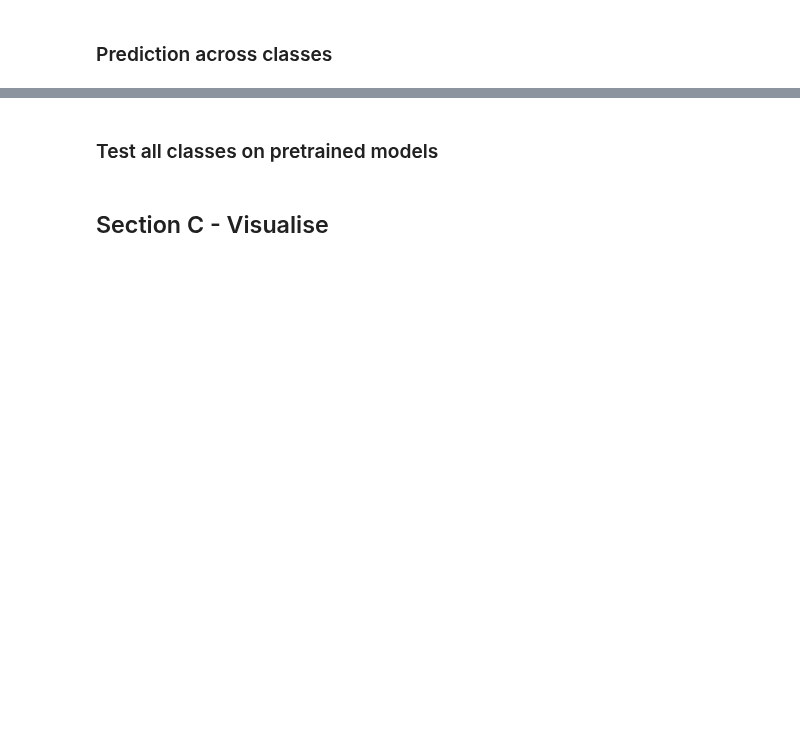
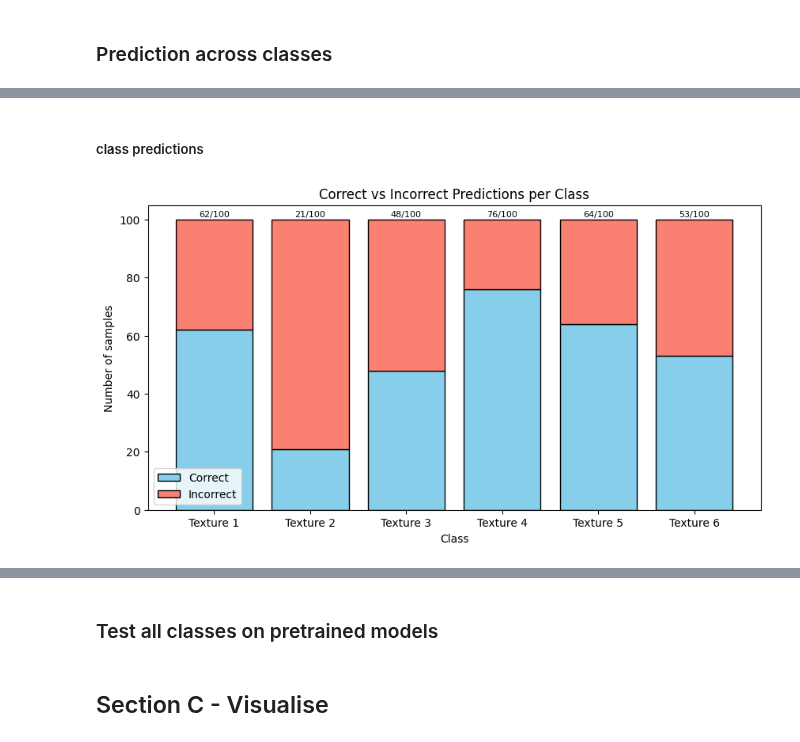
Before and after one commit to shepai/3D-textures, a Jupyter notebook: Experimental/ML.ipynb, the cells around one changed output, grey strips where cells are left out. Cells and saved outputs as stored; diff of their text form; code cells hidden in the pictures; blank space fills up the shorter version.

```diff
--- a/Experimental/ML.ipynb
+++ b/Experimental/ML.ipynb
@@ -125,0 +376,28 @@ from sklearn.metrics import accuracy_score
+# %% [markdown]
+##### class predictions
+# %%
+cm = confusion_matrix(y, y_pred, labels=np.unique(y))
+class_labels = ["Texture "+str(i+1) for i in np.unique(y)]
+
+correct_counts = cm.diagonal()
+total_counts = cm.sum(axis=1)
+incorrect_counts = total_counts - correct_counts
+
+# --- stacked bar plot ---
+plt.figure(figsize=(10,5))
+bars_correct = plt.bar(class_labels, correct_counts, label="Correct", color="skyblue", edgecolor="black")
+bars_incorrect = plt.bar(class_labels, incorrect_counts, bottom=correct_counts,
+                         label="Incorrect", color="salmon", edgecolor="black")
+
+plt.xlabel("Class")
+plt.ylabel("Number of samples")
+plt.title("Correct vs Incorrect Predictions per Class")
+plt.legend()
+
+# annotate total counts above bars
+for i, (c, ic, tot) in enumerate(zip(correct_counts, incorrect_counts, total_counts)):
+    plt.text(i, tot+0.5, f"{c}/{tot}", ha="center", va="bottom", fontsize=8)
+
+plt.show()
+# %% [output]
+[figure, added]
```
Also changed, not shown: parts of 47 cells of this notebook.
